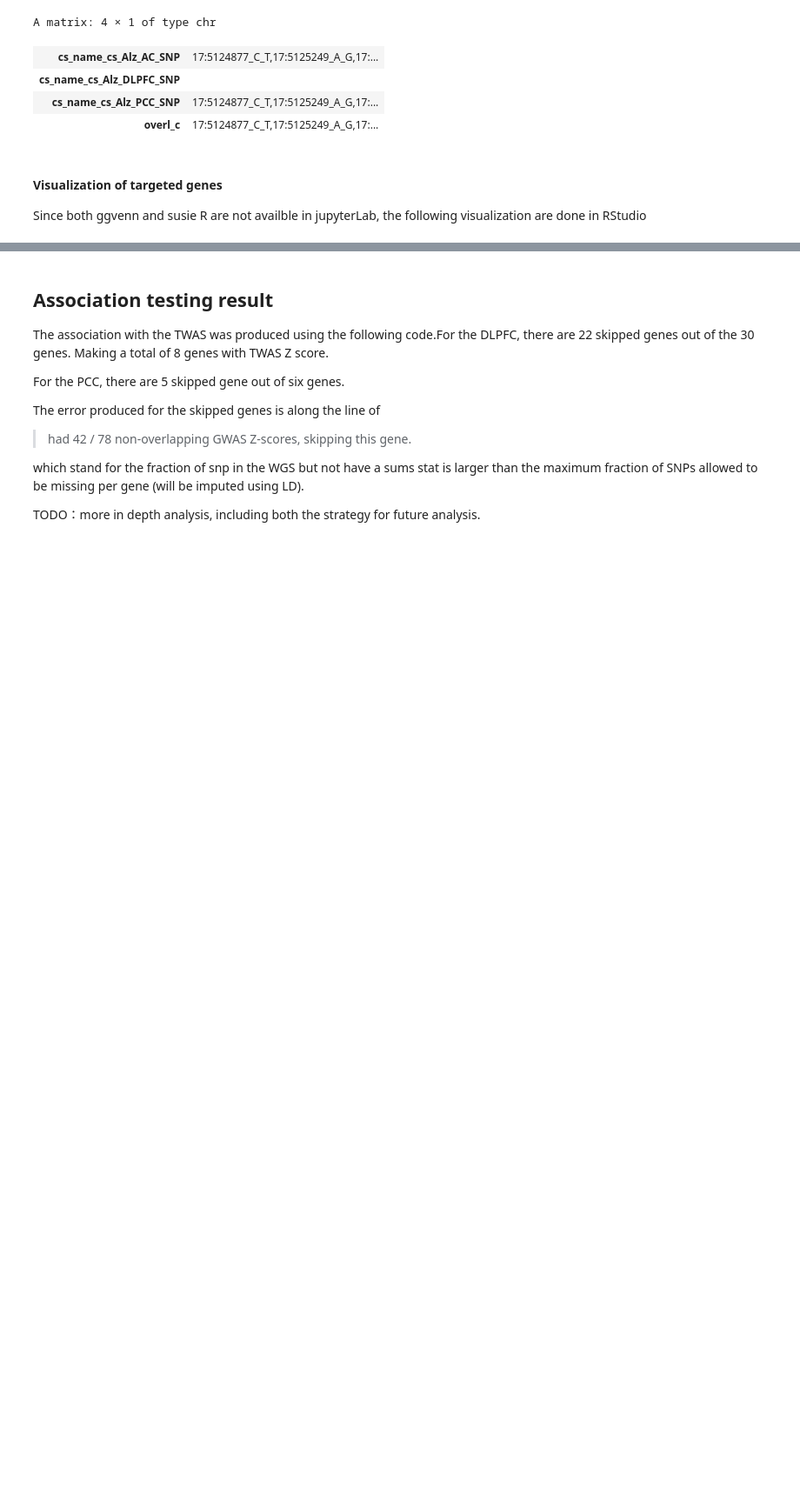
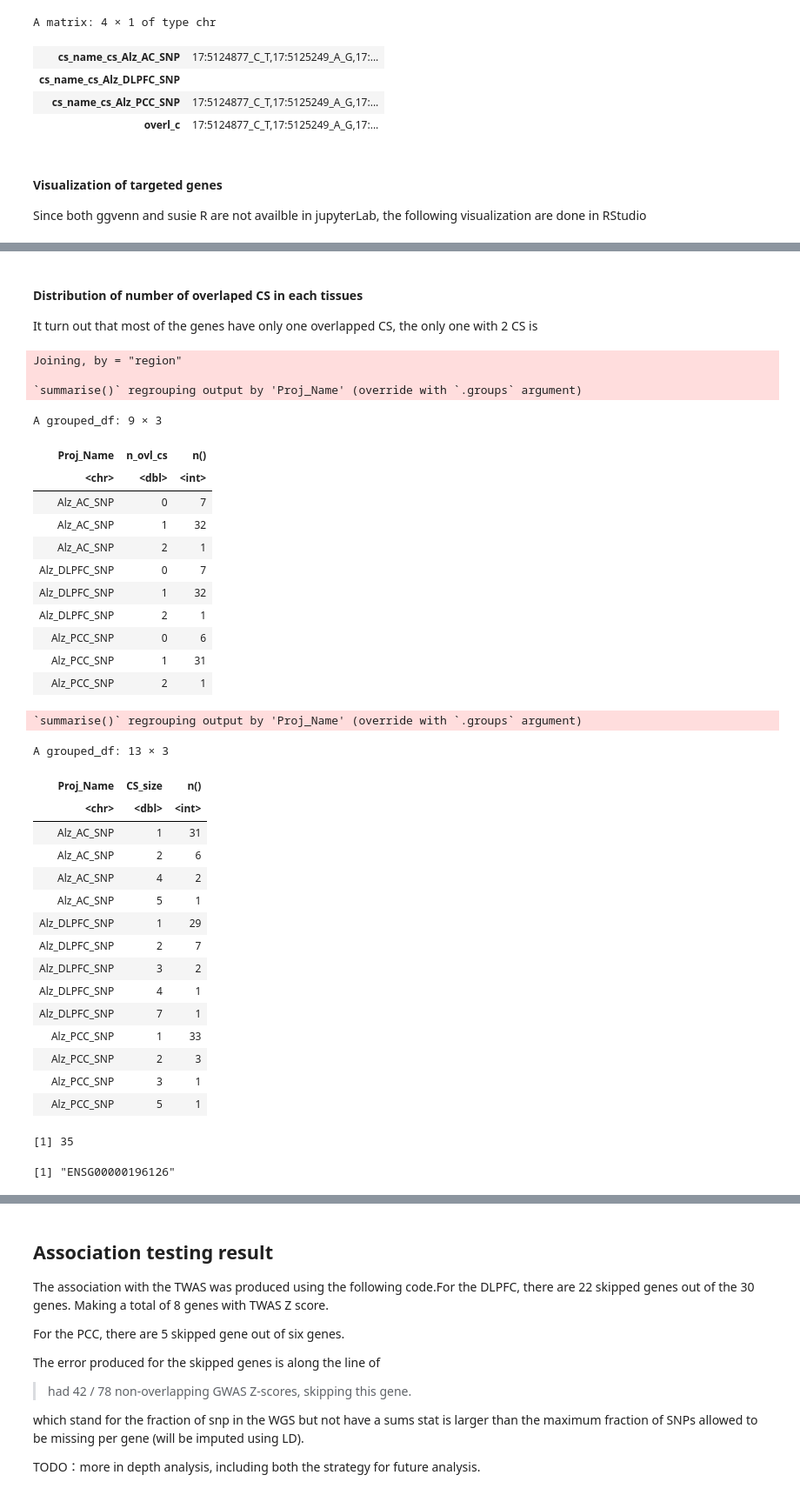
Before and after one commit to gaow/neuro-twas, a Jupyter notebook: Analysis/ROSMAP_TWAS/Alz_specific_gene_analysis.ipynb, the cells around one changed output, grey strips where cells are left out. Shown at 87% size. Saved outputs shown, nothing was run; the diff lists cells and outputs as text; code cells hidden in the pictures; blank space fills up the shorter version.

```diff
--- a/Analysis/ROSMAP_TWAS/Alz_specific_gene_analysis.ipynb
+++ b/Analysis/ROSMAP_TWAS/Alz_specific_gene_analysis.ipynb
@@ -799,0 +358,59 @@ Venn_diag$Venn_diagram
+# %% [markdown]
+#### Distribution of number of overlaped CS in each tissues
+It turn out that most of the genes have only one overlapped CS, the only one with 2 CS is
+# %%
+anchor = function(list,number){
+  l = integer()
+  for (i in list ){
+    l = c(l, (sum(i%>%unlist() %in% number)>0))
+  }
+  return(list[l])
+}
+
+Venn_tbl_SNP = Venn_tbl%>%select(region,overlap)
+Working = inner_join(working,Venn_tbl_SNP)
+Working = Working%>%mutate(ovl_pos = map2(.x = env,.y = overlap,~which(.x$fitted1$mu%>%colnames() %in% .y) ))
+cs_overl = Working%>%mutate(ovl_cs = map2(cs,ovl_pos,~anchor(.x,.y)),
+                 n_ovl_cs = map_dbl(ovl_cs, ~length(.x)),
+                p_ovl_cs  = n_ovl_cs/CS_size)
+cs_overl%>%group_by(Proj_Name,n_ovl_cs)%>%summarise(n())
+cs_overl%>%group_by(Proj_Name,CS_size)%>%summarise(n())
+cs_overl%>%filter(n_ovl_cs == 1)%>%pull(region)%>%unique%>%length()
+# %% [output]
+Joining, by = "region"
+
+`summarise()` regrouping output by 'Proj_Name' (override with `.groups` argument)
+A grouped_df: 9 × 3
+| Proj_Name | n_ovl_cs | n() |
+| <chr> | <dbl> | <int> |
+| Alz_AC_SNP | 0 | 7 |
+| Alz_AC_SNP | 1 | 32 |
+| Alz_AC_SNP | 2 | 1 |
+| Alz_DLPFC_SNP | 0 | 7 |
+| Alz_DLPFC_SNP | 1 | 32 |
+| Alz_DLPFC_SNP | 2 | 1 |
+| Alz_PCC_SNP | 0 | 6 |
+| Alz_PCC_SNP | 1 | 31 |
+| Alz_PCC_SNP | 2 | 1 |
+`summarise()` regrouping output by 'Proj_Name' (override with `.groups` argument)
+A grouped_df: 13 × 3
+| Proj_Name | CS_size | n() |
+| <chr> | <dbl> | <int> |
+| Alz_AC_SNP | 1 | 31 |
+| Alz_AC_SNP | 2 | 6 |
+| Alz_AC_SNP | 4 | 2 |
+| Alz_AC_SNP | 5 | 1 |
+| Alz_DLPFC_SNP | 1 | 29 |
+| Alz_DLPFC_SNP | 2 | 7 |
+| Alz_DLPFC_SNP | 3 | 2 |
+| Alz_DLPFC_SNP | 4 | 1 |
+| Alz_DLPFC_SNP | 7 | 1 |
+| Alz_PCC_SNP | 1 | 33 |
+| Alz_PCC_SNP | 2 | 3 |
+| Alz_PCC_SNP | 3 | 1 |
+| Alz_PCC_SNP | 5 | 1 |
+[1] 35
+# %%
+(cs_overl%>%filter(n_ovl_cs == 2)%>%pull(region))[1]
+# %% [output]
+[1] "ENSG00000196126"
```
Also changed, not shown: parts of 41 cells of this notebook, 1 other file.
